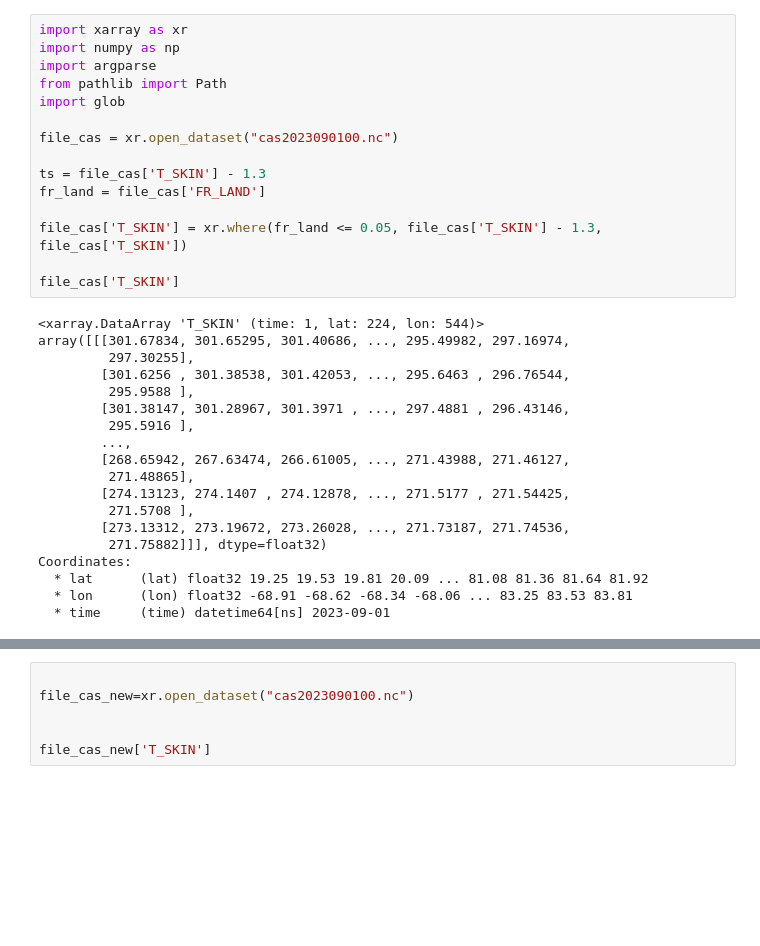
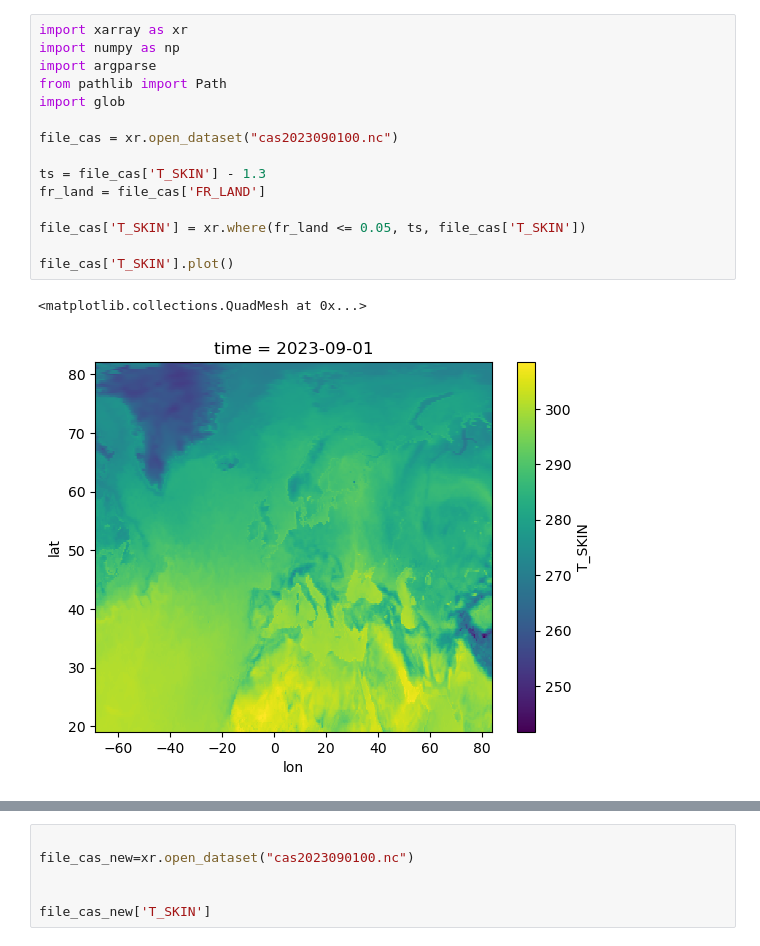
Before and after one commit to laroith/adjust_IFS_Cyclone_Daniel, a Jupyter notebook: apply_on_forcing_data/Untitled2.ipynb, the cells around one changed output, grey strips where cells are left out. Saved outputs shown, nothing was run; the diff lists cells and outputs as text; blank space fills up the shorter version.

```diff
--- a/apply_on_forcing_data/Untitled2.ipynb
+++ b/apply_on_forcing_data/Untitled2.ipynb
@@ -1,35 +1,19 @@
 # %%
 import xarray as xr
 import numpy as np
 import argparse
 from pathlib import Path
 import glob
 
 file_cas = xr.open_dataset("cas2023090100.nc")
 
 ts = file_cas['T_SKIN'] - 1.3
 fr_land = file_cas['FR_LAND']
 
-file_cas['T_SKIN'] = xr.where(fr_land <= 0.05, file_cas['T_SKIN'] - 1.3, file_cas['T_SKIN'])
+file_cas['T_SKIN'] = xr.where(fr_land <= 0.05, ts, file_cas['T_SKIN'])
 
-file_cas['T_SKIN']
+file_cas['T_SKIN'].plot()
 # %% [output]
-<xarray.DataArray 'T_SKIN' (time: 1, lat: 224, lon: 544)>
-array([[[301.67834, 301.65295, 301.40686, ..., 295.49982, 297.16974,
-         297.30255],
-        [301.6256 , 301.38538, 301.42053, ..., 295.6463 , 296.76544,
-         295.9588 ],
-        [301.38147, 301.28967, 301.3971 , ..., 297.4881 , 296.43146,
-         295.5916 ],
-        ...,
-        [268.65942, 267.63474, 266.61005, ..., 271.43988, 271.46127,
-         271.48865],
-        [274.13123, 274.1407 , 274.12878, ..., 271.5177 , 271.54425,
-         271.5708 ],
-        [273.13312, 273.19672, 273.26028, ..., 271.73187, 271.74536,
-         271.75882]]], dtype=float32)
-Coordinates:
-  * lat      (lat) float32 19.25 19.53 19.81 20.09 ... 81.08 81.36 81.64 81.92
-  * lon      (lon) float32 -68.91 -68.62 -68.34 -68.06 ... 83.25 83.53 83.81
-  * time     (time) datetime64[ns] 2023-09-01
+<matplotlib.collections.QuadMesh at 0x...>
+[figure, added]
 # %%
```
Also changed, not shown: parts of 1 cell of this notebook, 2 other files.
